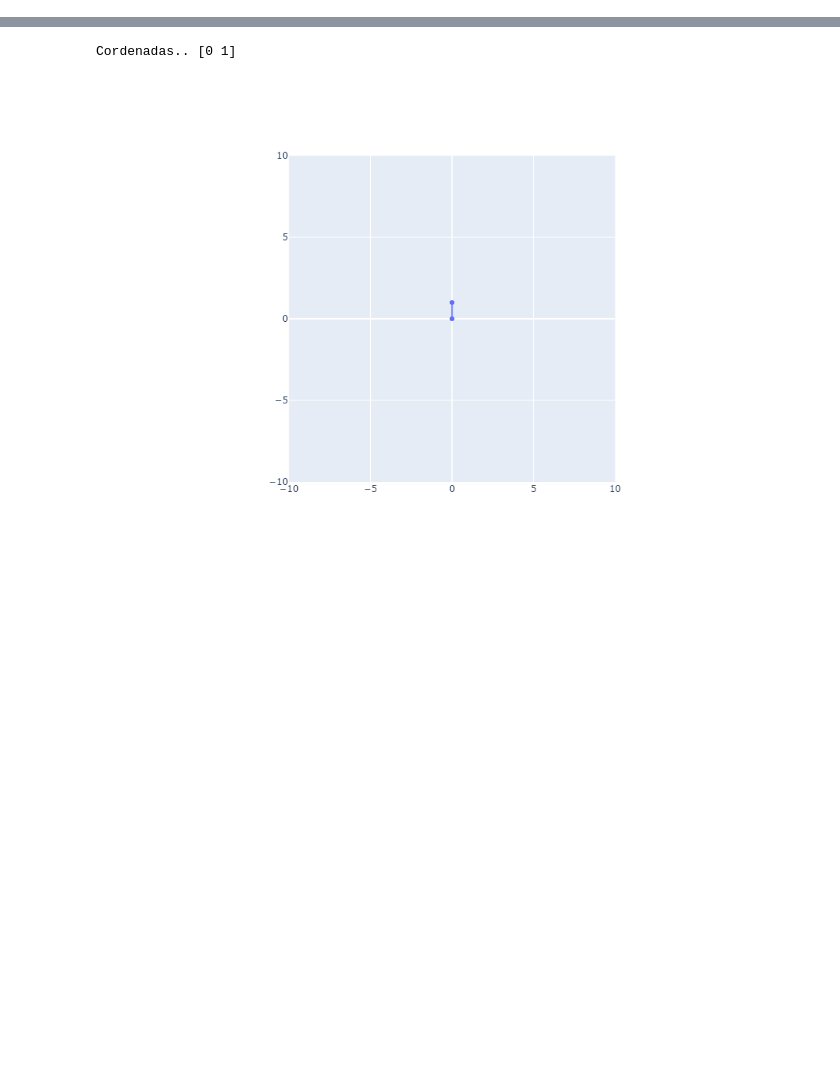
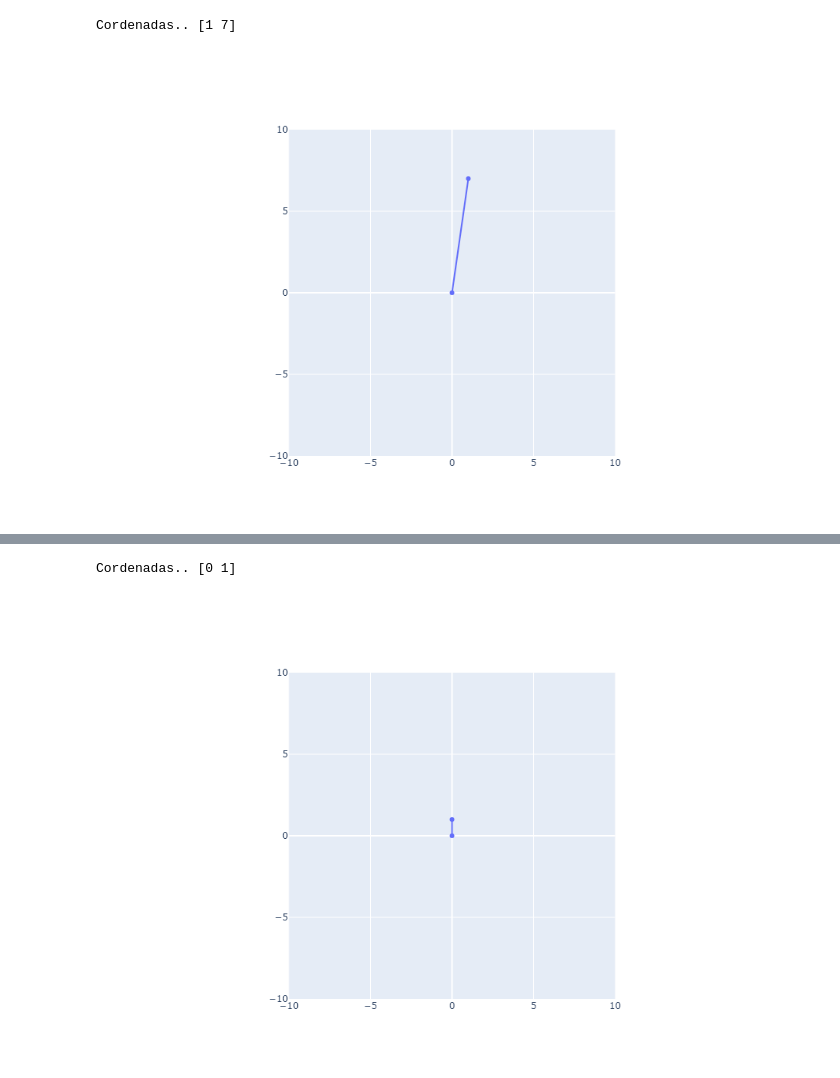
Before and after one commit to Crisdres/Algebre_lieal_python, a Jupyter notebook: algebra_lineal.ipynb, the cells around one changed output, grey strips where cells are left out. Saved outputs shown, nothing was run; the diff lists cells and outputs as text; code cells hidden in the pictures; blank space fills up the shorter version.

```diff
--- a/algebra_lineal.ipynb
+++ b/algebra_lineal.ipynb
@@ -44,3 +44,9 @@ class vector():
     def transformación_lineal(self,vec_i = [1,0], vec_j = [0,1]):
         fig_inicial = transformacion_lineal(vec_i, vec_j )
         fig_inicial.show()
+# %%
+figura1 = vector(1,7)
+figura1.mostrar()
+# %% [output]
+Cordenadas.. [1 7]
+[figure, added]
```
Also changed, not shown: parts of 2 cells of this notebook, 5 other files.
